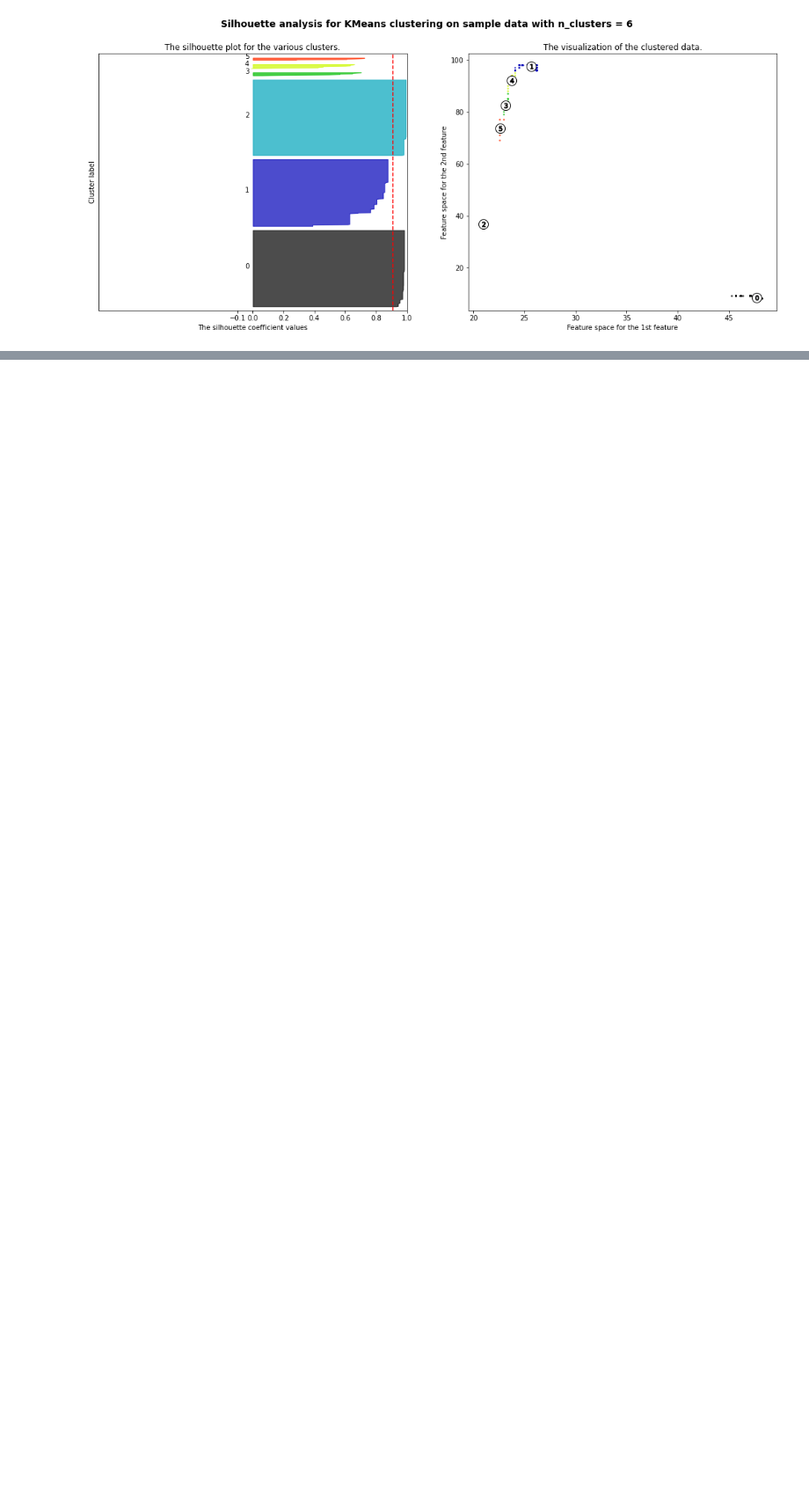
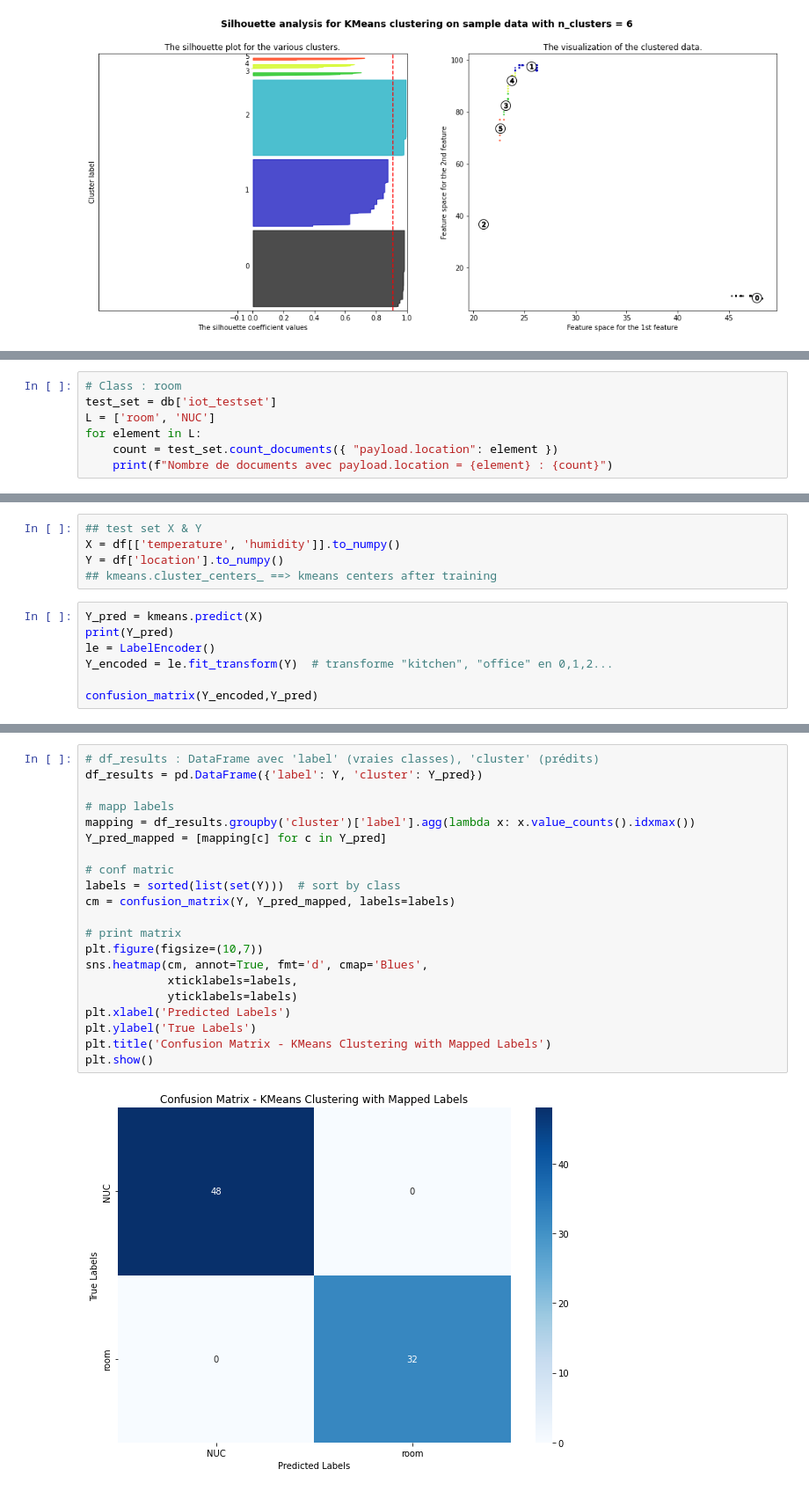
Before and after one commit to Ax8457/Projects, a Jupyter notebook: IOT/ESP32_DHT_NeoPixel/Data analytics/Iot_notebook.ipynb, the cells around one changed output, grey strips where cells are left out. Shown at 88% size. Saved outputs shown, nothing was run; the diff lists cells and outputs as text; blank space fills up the shorter version.

```diff
--- a/IOT/ESP32_DHT_NeoPixel/Data analytics/Iot_notebook.ipynb
+++ b/IOT/ESP32_DHT_NeoPixel/Data analytics/Iot_notebook.ipynb
@@ -429,0 +436,7 @@ For n_clusters = 6 The average silhouette_score is : 0.9073749068865781
+# %%
+# Class : room
+test_set = db['iot_testset']
+L = ['room', 'NUC']
+for element in L:
+    count = test_set.count_documents({ "payload.location": element })
+    print(f"Nombre de documents avec payload.location = {element} : {count}")
@@ -429,0 +483,12 @@ For n_clusters = 6 The average silhouette_score is : 0.9073749068865781
+# %%
+## test set X & Y
+X = df[['temperature', 'humidity']].to_numpy()
+Y = df['location'].to_numpy()
+## kmeans.cluster_centers_ ==> kmeans centers after training
+# %%
+Y_pred = kmeans.predict(X)
+print(Y_pred)
+le = LabelEncoder()
+Y_encoded = le.fit_transform(Y)  # transforme "kitchen", "office" en 0,1,2...
+
+confusion_matrix(Y_encoded,Y_pred)
@@ -429,0 +502,23 @@ For n_clusters = 6 The average silhouette_score is : 0.9073749068865781
+# %%
+# df_results : DataFrame avec 'label' (vraies classes), 'cluster' (prédits)
+df_results = pd.DataFrame({'label': Y, 'cluster': Y_pred})
+
+# mapp labels
+mapping = df_results.groupby('cluster')['label'].agg(lambda x: x.value_counts().idxmax())
+Y_pred_mapped = [mapping[c] for c in Y_pred]
+
+# conf matric
+labels = sorted(list(set(Y)))  # sort by class
+cm = confusion_matrix(Y, Y_pred_mapped, labels=labels)
+
+# print matrix
+plt.figure(figsize=(10,7))
+sns.heatmap(cm, annot=True, fmt='d', cmap='Blues',
+            xticklabels=labels,
+            yticklabels=labels)
+plt.xlabel('Predicted Labels')
+plt.ylabel('True Labels')
+plt.title('Confusion Matrix - KMeans Clustering with Mapped Labels')
+plt.show()
+# %% [output]
+[figure, added]
```
Also changed, not shown: parts of 9 cells of this notebook.
